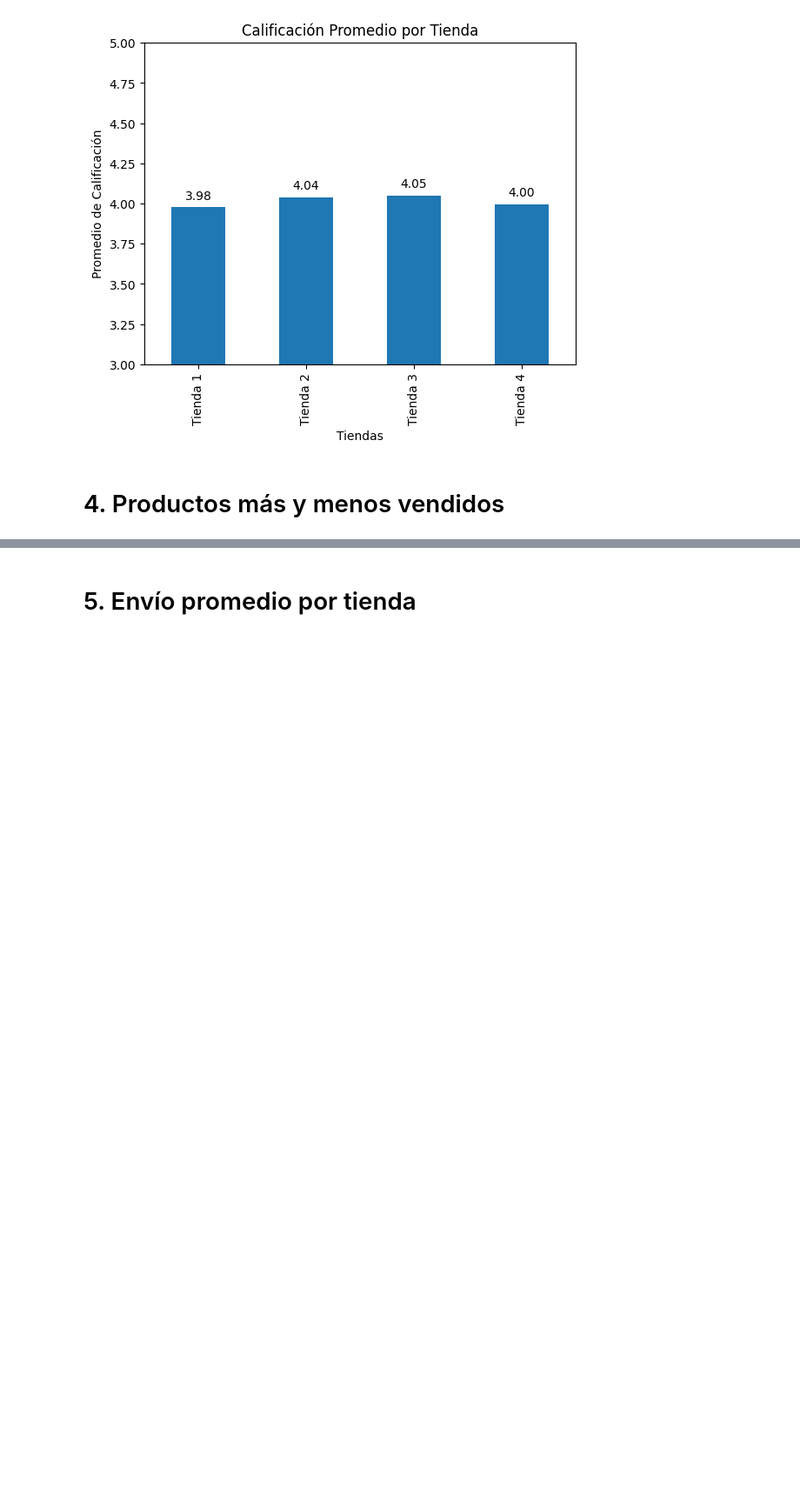
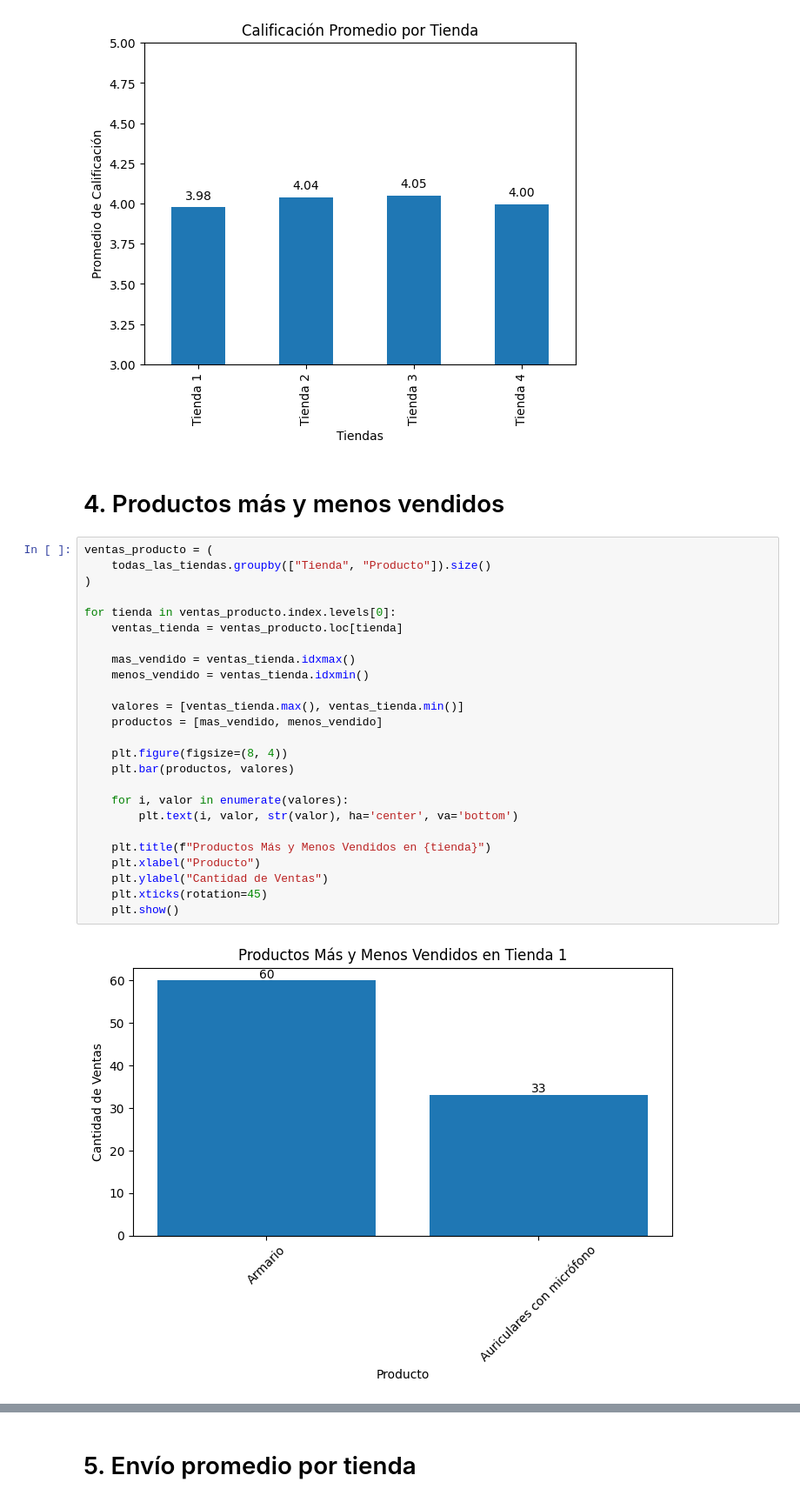
Before and after one commit to Neyker8a/alura-store-proyecto, a Jupyter notebook: alura_store_proyecto.ipynb, the cells around one changed output, grey strips where cells are left out. Shown at 87% size. Saved outputs shown, nothing was run; the diff lists cells and outputs as text; blank space fills up the shorter version.

Commit message:
Solucion  Producto mas y menos vendidos

```diff
--- a/alura_store_proyecto.ipynb
+++ b/alura_store_proyecto.ipynb
@@ -267,3 +267,30 @@ Name: Calificación, dtype: float64
 [figure]
 # %% [markdown]
 # 4. Productos más y menos vendidos
+# %%
+ventas_producto = (
+    todas_las_tiendas.groupby(["Tienda", "Producto"]).size()
+)
+
+for tienda in ventas_producto.index.levels[0]:
+    ventas_tienda = ventas_producto.loc[tienda]
+
+    mas_vendido = ventas_tienda.idxmax()
+    menos_vendido = ventas_tienda.idxmin()
+
+    valores = [ventas_tienda.max(), ventas_tienda.min()]
+    productos = [mas_vendido, menos_vendido]
+
+    plt.figure(figsize=(8, 4))
+    plt.bar(productos, valores)
+
+    for i, valor in enumerate(valores):
+        plt.text(i, valor, str(valor), ha='center', va='bottom')
+
+    plt.title(f"Productos Más y Menos Vendidos en {tienda}")
+    plt.xlabel("Producto")
+    plt.ylabel("Cantidad de Ventas")
+    plt.xticks(rotation=45)
+    plt.show()
+# %% [output]
+[figure, added]
```
Also changed, not shown: parts of 1 cell of this notebook.
